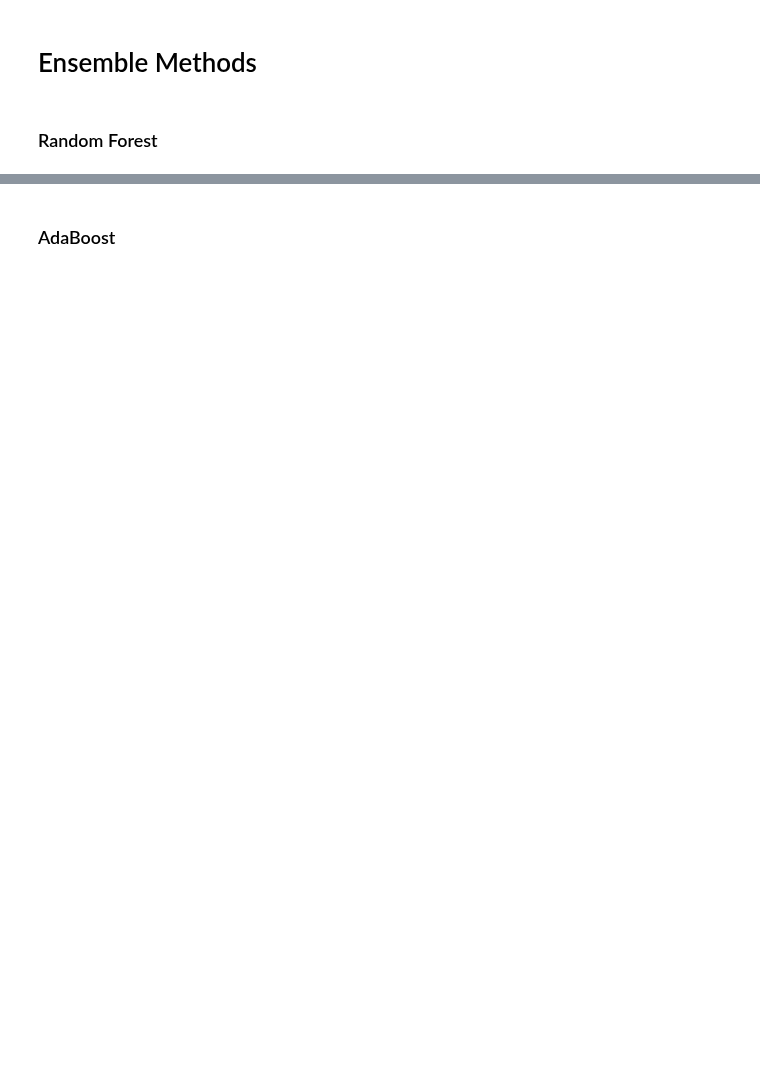
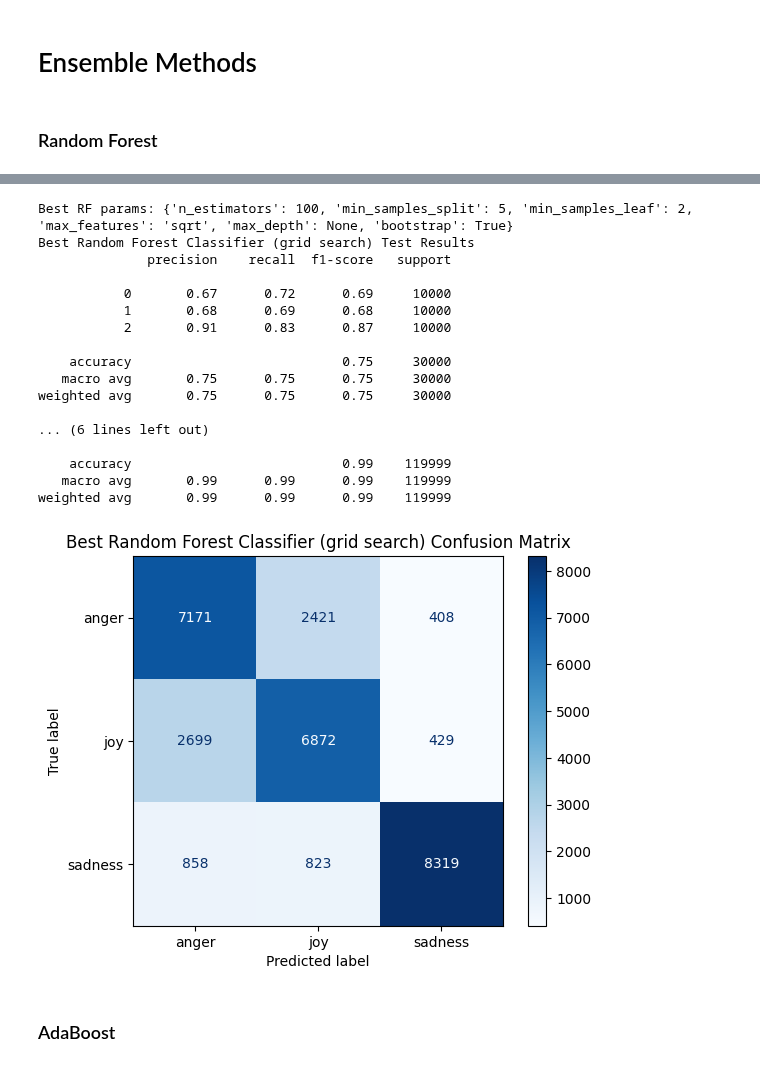
Before and after one commit to danielromerom/spotify-lyrical-analysis, a Jupyter notebook: notebooks/spotify_data_exploration.ipynb, the cells around one changed output, grey strips where cells are left out. Cells and saved outputs as stored; diff of their text form; code cells hidden in the pictures; blank space fills up the shorter version.

```diff
--- a/notebooks/spotify_data_exploration.ipynb
+++ b/notebooks/spotify_data_exploration.ipynb
@@ -659,36 +719,55 @@ from sklearn.model_selection import RandomizedSearchCV
 
 # Much cheaper random search over RF params
 param_dist = {
-    'n_estimators': [20, 40],
+    'n_estimators': [20, 40, 100],
     'max_depth': [10, None],
     'min_samples_split': [2, 5],
     'min_samples_leaf': [1, 2],
     'bootstrap': [True],
     'max_features': ['sqrt'],
 }
 
 rf_clf = RandomForestClassifier(random_state=42)
 
 rf_search = RandomizedSearchCV(
     estimator=rf_clf,
     param_distributions=param_dist,
-    n_iter=4,
+    n_iter=24,
     scoring='accuracy',
     cv=3,
-    n_jobs=1,
+    n_jobs=-1,
     random_state=42
 )
 
 rf_search.fit(X_train_final, y_train)
 print("Best RF params:", rf_search.best_params_)
 
 # Train and evluate best RF
 rf_best = RandomForestClassifier(
     random_state=42,
     **rf_search.best_params_
 )
 
 y_pred_rf_grid = train_test_evaluate(rf_best, visualize = True, model_name = "Best Random Forest Classifier (grid search)")
+# %% [output]
+Best RF params: {'n_estimators': 100, 'min_samples_split': 5, 'min_samples_leaf': 2, 'max_features': 'sqrt', 'max_depth': None, 'bootstrap': True}
+Best Random Forest Classifier (grid search) Test Results
+              precision    recall  f1-score   support
+
+           0       0.67      0.72      0.69     10000
+           1       0.68      0.69      0.68     10000
+           2       0.91      0.83      0.87     10000
+
+    accuracy                           0.75     30000
+   macro avg       0.75      0.75      0.75     30000
+weighted avg       0.75      0.75      0.75     30000
+
+... (6 lines left out)
+
+    accuracy                           0.99    119999
+   macro avg       0.99      0.99      0.99    119999
+weighted avg       0.99      0.99      0.99    119999
+[figure, added]
 # %%
 # Best Random Forest - Static Parameters
 
```
Also changed, not shown: parts of 10 cells of this notebook, 1 other file.
